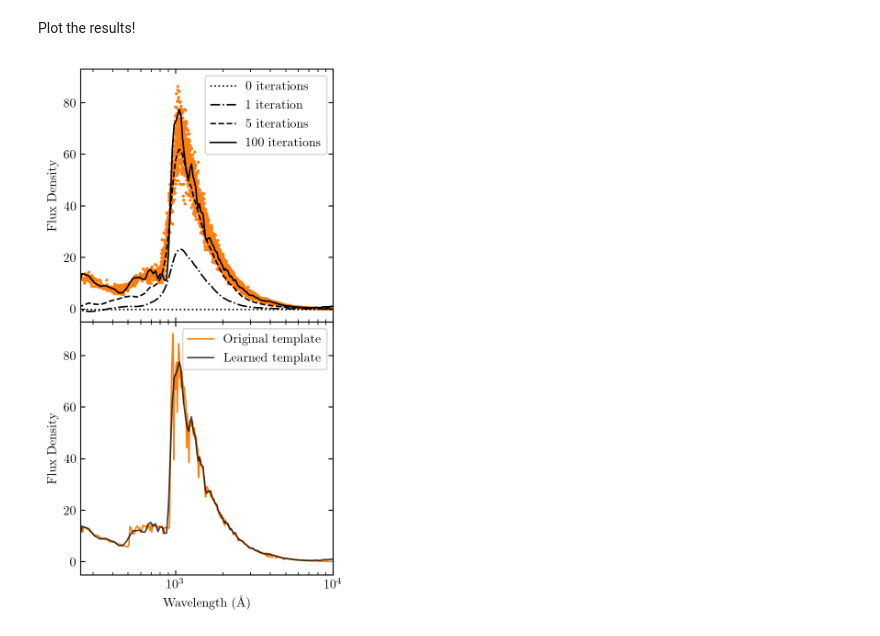
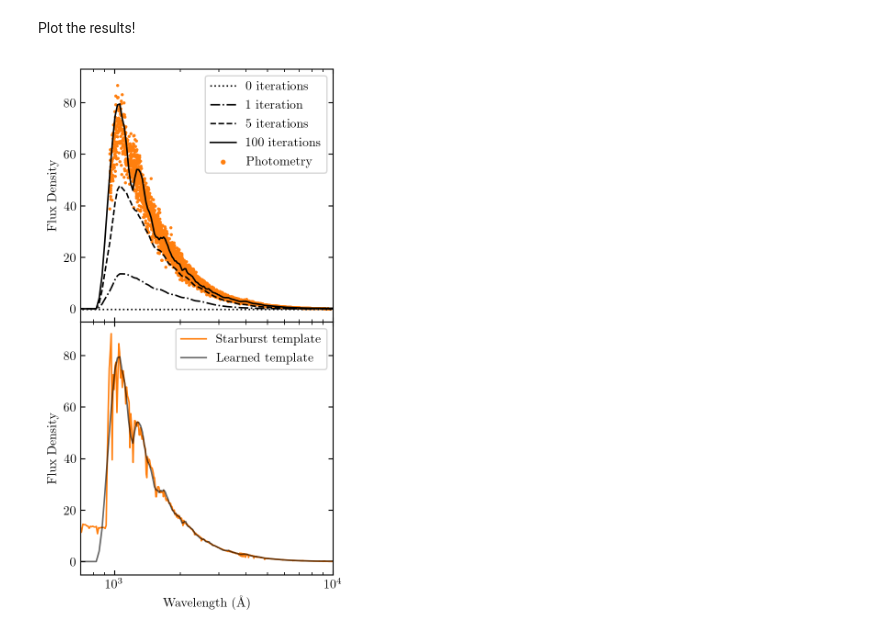
Before and after one commit to dirac-institute/photoz_template_learning, a Jupyter notebook: training_example.ipynb, the cells around one changed output. Cells and saved outputs as stored; diff of their text form; code cells hidden in the pictures.

Commit message:
Training example is now 100 measurements in z=0-3, in the LSST filters.

```diff
--- a/training_example.ipynb
+++ b/training_example.ipynb
@@ -28,12 +26,22 @@ bandpass_dict = get_bandpass_dict()
+# %%
+bandpass_dict = get_bandpass_dict()
+
+# use only the LSST filters
+bandpass_dict = {'u' : bandpass_dict['u'],
+                 'g' : bandpass_dict['g'],
+                 'r' : bandpass_dict['r'],
+                 'i' : bandpass_dict['i'],
+                 'z' : bandpass_dict['z'],
+                 'y' : bandpass_dict['y']}
 # %% [markdown]
 Create a set of redshifted photometry
 # %%
 photometry = []
 filters = list(bandpass_dict.keys())
 random.seed(11)
-for i in range(200):
+for i in range(1000):
     sed_ = copy.deepcopy(sed)
-    redshift = np.random.rand()*5
+    redshift = np.random.rand()*3
     sed_.redshift(redshift)
     eff_wavelen = get_eff_wavelen(bandpass_dict)
     wavelen = eff_wavelen/(1+redshift)
@@ -85,32 +93,33 @@ Plot the results!
 # %%
 fig, (ax1,ax2) = plt.subplots(2,1,sharex='all',sharey='all',figsize=(onecol,1.8*onecol))
 
 # plot the photometry
 wavelen = [i[0] for i in photometry]
 flux  = [i[1] for i in photometry]
 ax1.scatter(wavelen,flux,c='C1',s=2)
 
 # plot different stages of training
 ax1.plot(template.wavelen,template.flambda,label='0 iterations',c='k',ls=':')
 ax1.plot(history[1].wavelen,history[1].flambda,label='1 iteration',c='k',ls='-.')
 ax1.plot(history[5].wavelen,history[5].flambda,label='5 iterations',c='k',ls='--')
 ax1.plot(history[100].wavelen,history[100].flambda,label='100 iterations',c='k',ls='-')
+ax1.scatter(-10,-10,c='C1',s=8,label='Photometry')
 ax1.legend()
 
 # plot learned template with the original template
-ax2.plot(sed.wavelen,sed.flambda,c='C1',label='Original template')
-ax2.plot(history[100].wavelen,history[100].flambda,c='k',alpha=0.75,label='Learned template')
+ax2.plot(sed.wavelen,sed.flambda,c='C1',label='Starburst template')
+ax2.plot(history[100].wavelen,history[100].flambda,c='k',alpha=0.6,label='Learned template')
 ax2.legend()
 
 # axes
-ax1.set_xlim(250,10000)
+ax1.set_xlim(700,10000)
 ax1.set_ylim(-5,93)
 ax2.set_xlabel("Wavelength ($\mathrm{\AA}$)")
 ax1.set_ylabel("Flux Density")
 ax2.set_ylabel("Flux Density")
 ax1.set_xscale('log')
 
 plt.tight_layout(pad=0.5,h_pad=0)
 fig.savefig('plots/training_example.pdf')
 # %% [output]
-[figure, old version]
+[figure, new version]
```
Also changed, not shown: parts of 3 cells of this notebook, 1 other file.
